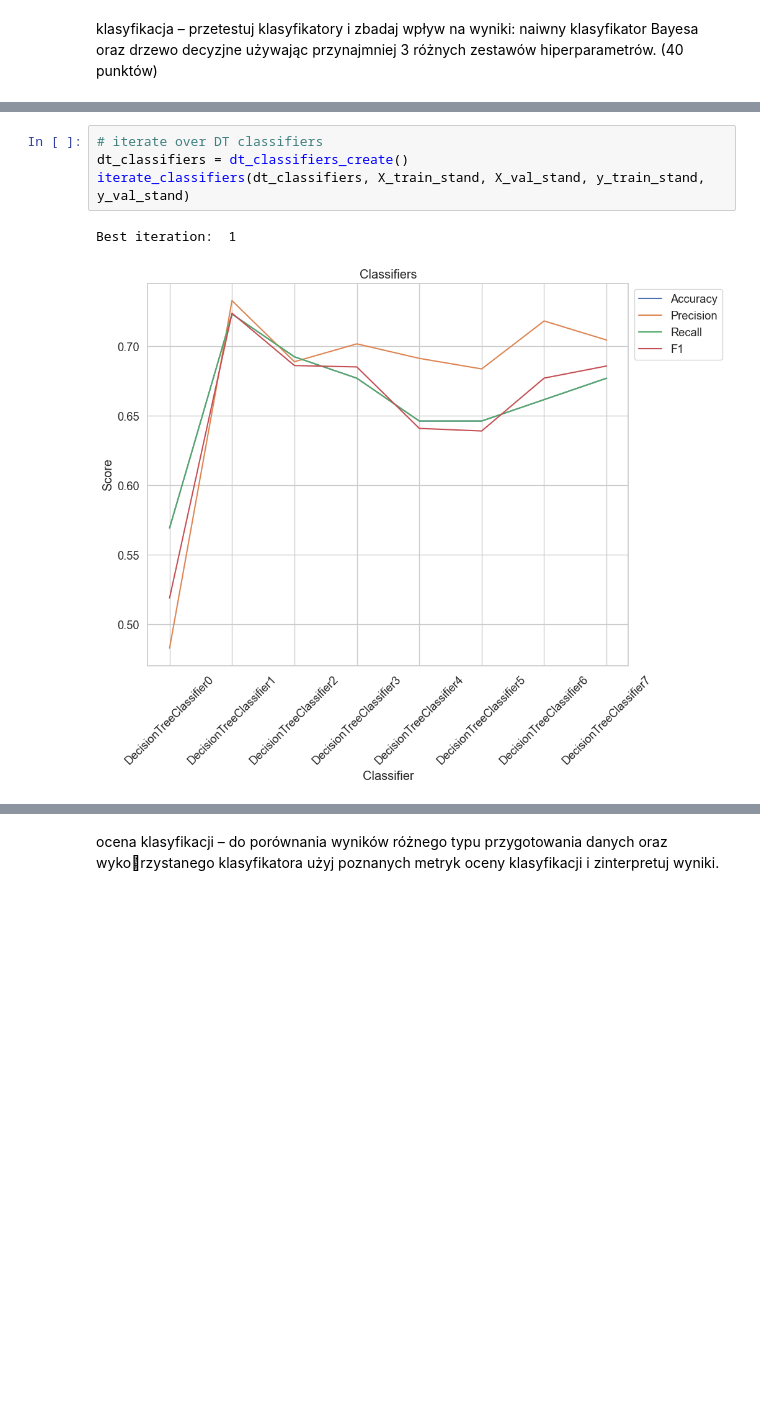
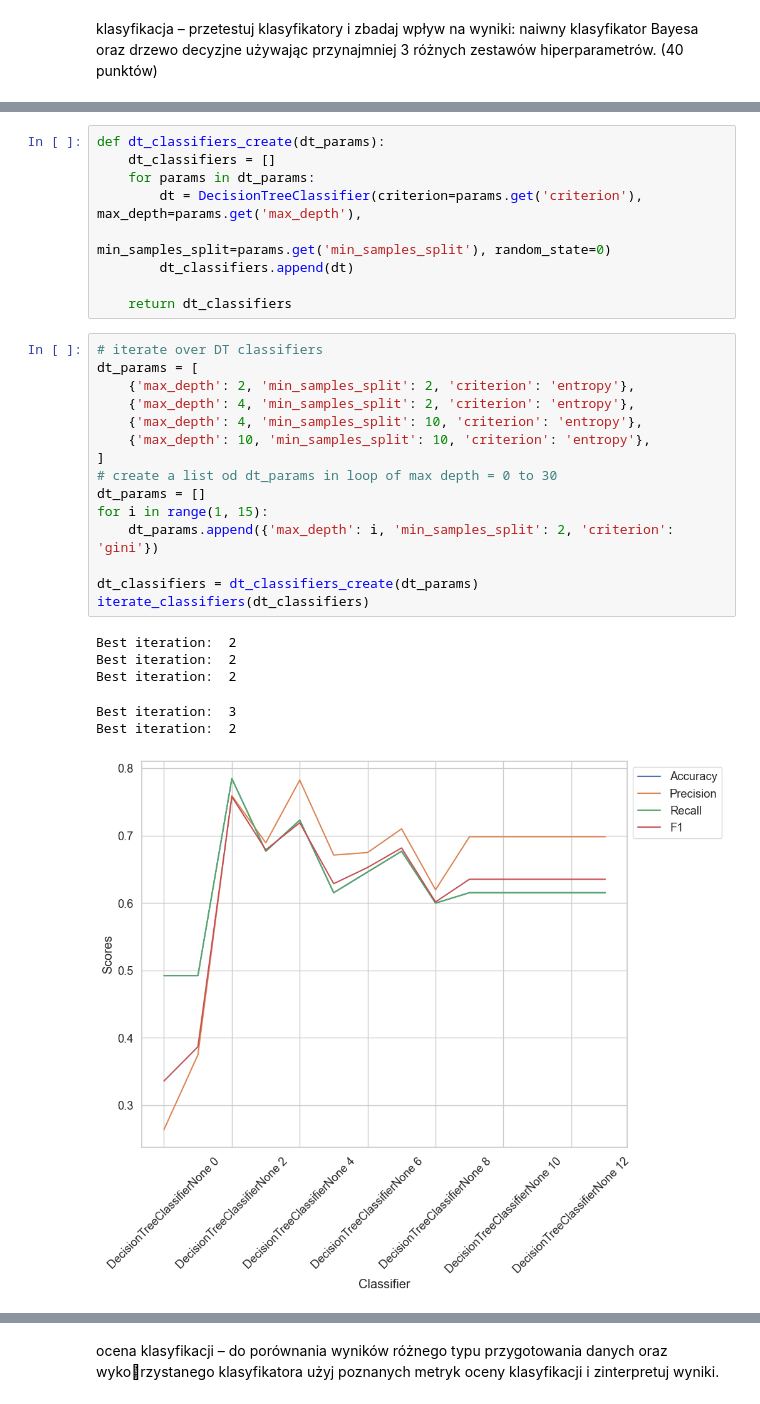
Before and after one commit to Filipstrozik/SztucznaInteligencja, a Jupyter notebook: Z4/z4.ipynb, the cells around one changed output, grey strips where cells are left out. Cells and saved outputs as stored; diff of their text form; blank space fills up the shorter version.

```diff
--- a/Z4/z4.ipynb
+++ b/Z4/z4.ipynb
@@ -599,7 +452,31 @@ Best iteration:  6
-# %%
-# iterate over DT classifiers
-dt_classifiers = dt_classifiers_create()
-iterate_classifiers(dt_classifiers, X_train_stand, X_val_stand, y_train_stand, y_val_stand)
-# %% [output]
-Best iteration:  1
-[figure, removed]
+# %%
+def dt_classifiers_create(dt_params):
+    dt_classifiers = []
+    for params in dt_params:
+        dt = DecisionTreeClassifier(criterion=params.get('criterion'), max_depth=params.get('max_depth'),
+                                    min_samples_split=params.get('min_samples_split'), random_state=0)
+        dt_classifiers.append(dt)
+
+    return dt_classifiers
+# %%
+# iterate over DT classifiers
+dt_params = [
+    {'max_depth': 2, 'min_samples_split': 2, 'criterion': 'entropy'},
+    {'max_depth': 4, 'min_samples_split': 2, 'criterion': 'entropy'},
+    {'max_depth': 4, 'min_samples_split': 10, 'criterion': 'entropy'},
+    {'max_depth': 10, 'min_samples_split': 10, 'criterion': 'entropy'},
+]
+# create a list od dt_params in loop of max depth = 0 to 30
+dt_params = []
+for i in range(1, 15):
+    dt_params.append({'max_depth': i, 'min_samples_split': 2, 'criterion': 'gini'})
+
+dt_classifiers = dt_classifiers_create(dt_params)
+iterate_classifiers(dt_classifiers)
+# %% [output]
+Best iteration:  2
+Best iteration:  2
+Best iteration:  2
+Best iteration:  3
+Best iteration:  2
+[figure, added]
```
Also changed, not shown: parts of 43 cells of this notebook.
